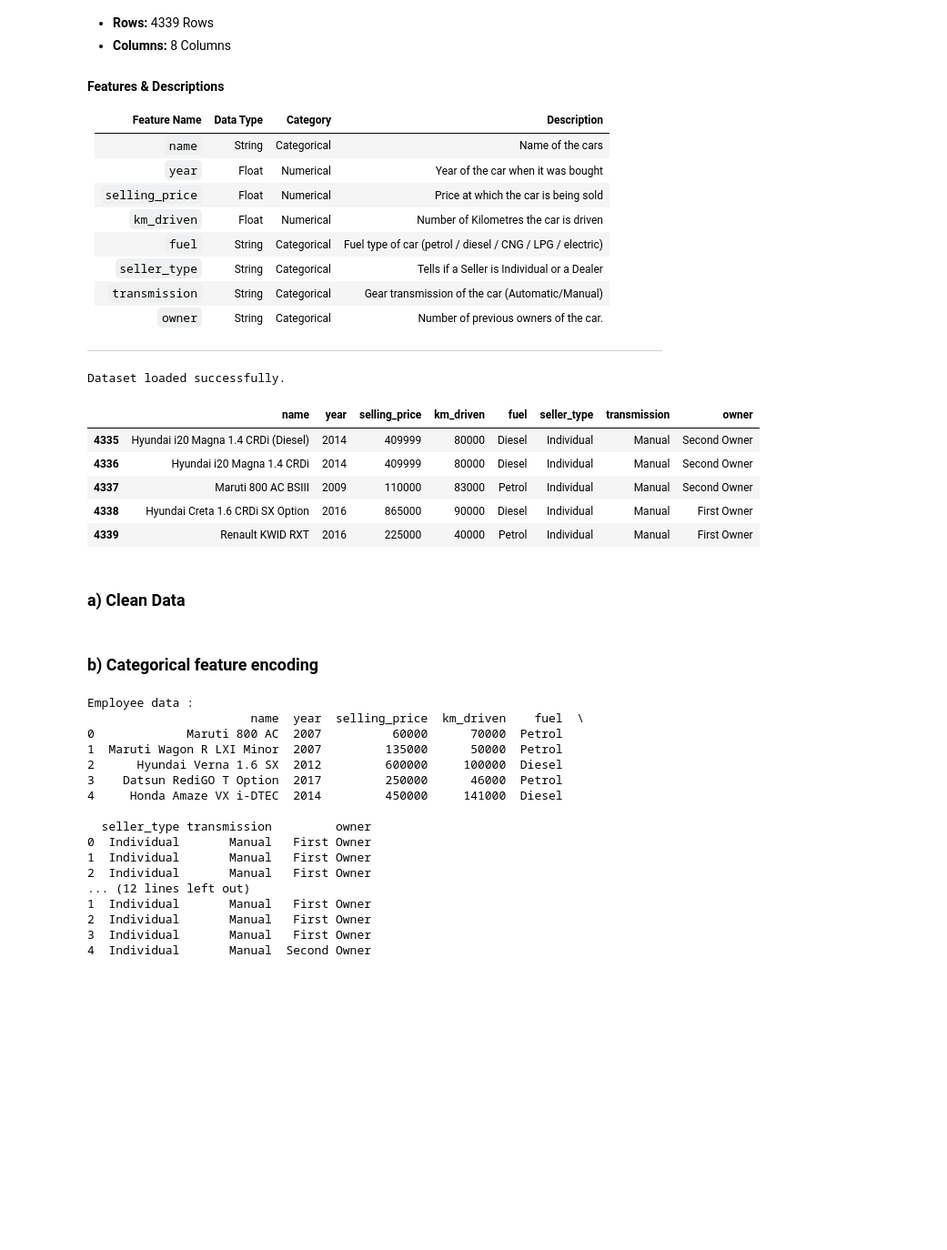
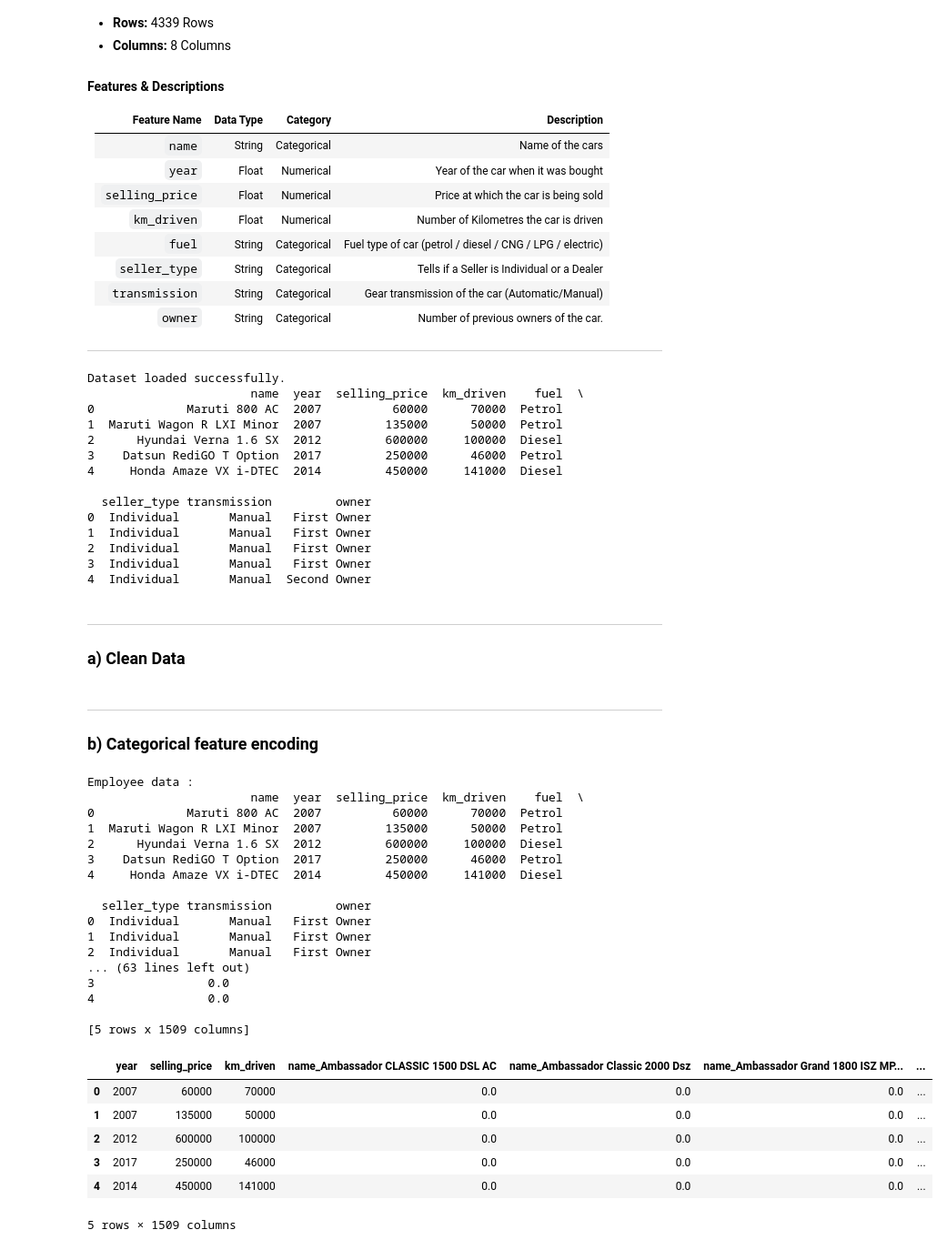
Before and after one commit to jutinwang/A3---CSI4142---GR48, a Jupyter notebook: G48-A3-p1.ipynb, the cells around one changed output. Shown at 91% size. Saved outputs shown, nothing was run; the diff lists cells and outputs as text; code cells hidden in the pictures; blank space fills up the shorter version.

```diff
--- a/G48-A3-p1.ipynb
+++ b/G48-A3-p1.ipynb
@@ -66,50 +70,71 @@ csv_path = "CAR.csv"
 carSet = pd.read_csv(csv_path)
 print("Dataset loaded successfully.")
 carSet.tail()
+
+print(carSet.head())
 # %% [output]
 Dataset loaded successfully.
+                       name  year  selling_price  km_driven    fuel  \
+0             Maruti 800 AC  2007          60000      70000  Petrol
+1  Maruti Wagon R LXI Minor  2007         135000      50000  Petrol
+2      Hyundai Verna 1.6 SX  2012         600000     100000  Diesel
+3    Datsun RediGO T Option  2017         250000      46000  Petrol
+4     Honda Amaze VX i-DTEC  2014         450000     141000  Diesel
+
+  seller_type transmission         owner
+0  Individual       Manual   First Owner
+1  Individual       Manual   First Owner
+2  Individual       Manual   First Owner
+3  Individual       Manual   First Owner
+4  Individual       Manual  Second Owner
-|  | name | year | selling_price | km_driven | fuel | seller_type | transmission | owner |
-| 4335 | Hyundai i20 Magna 1.4 CRDi (Diesel) | 2014 | 409999 | 80000 | Diesel | Individual | Manual | Second Owner |
-| 4336 | Hyundai i20 Magna 1.4 CRDi | 2014 | 409999 | 80000 | Diesel | Individual | Manual | Second Owner |
-| 4337 | Maruti 800 AC BSIII | 2009 | 110000 | 83000 | Petrol | Individual | Manual | Second Owner |
-| 4338 | Hyundai Creta 1.6 CRDi SX Option | 2016 | 865000 | 90000 | Diesel | Individual | Manual | First Owner |
-| 4339 | Renault KWID RXT | 2016 | 225000 | 40000 | Petrol | Individual | Manual | First Owner |
 # %% [markdown]
+---
 ### a) Clean Data
 # %%
 # TBD
 # %% [markdown]
+---
 ### b) Categorical feature encoding
 # %%
 print(f"Employee data : \n{carSet.head()}")
 
 categorical_columns = carSet.select_dtypes(include=['object']).columns.tolist()
 
 encoder = OneHotEncoder(sparse_output=False)
 
 one_hot_encoded = encoder.fit_transform(carSet[categorical_columns])
 
 one_hot_df = pd.DataFrame(one_hot_encoded, columns=encoder.get_feature_names_out(categorical_columns))
 
 df_encoded = pd.concat([carSet, one_hot_df], axis=1)
 
 df_encoded = df_encoded.drop(categorical_columns, axis=1)
 print(f"Encoded Employee data : \n{df_encoded.head()}")
+
+
+display(df_encoded.head())
 # %% [output]
 Employee data :
                        name  year  selling_price  km_driven    fuel  \
 0             Maruti 800 AC  2007          60000      70000  Petrol
 1  Maruti Wagon R LXI Minor  2007         135000      50000  Petrol
 2      Hyundai Verna 1.6 SX  2012         600000     100000  Diesel
 3    Datsun RediGO T Option  2017         250000      46000  Petrol
 4     Honda Amaze VX i-DTEC  2014         450000     141000  Diesel
 
   seller_type transmission         owner
 0  Individual       Manual   First Owner
 1  Individual       Manual   First Owner
 2  Individual       Manual   First Owner
-... (12 lines left out)
-1  Individual       Manual   First Owner
-2  Individual       Manual   First Owner
-3  Individual       Manual   First Owner
-4  Individual       Manual  Second Owner
+... (63 lines left out)
+3                0.0
+4                0.0
+
+[5 rows x 1509 columns]
+|  | year | selling_price | km_driven | name_Ambassador CLASSIC 1500 DSL AC | name_Ambassador Classic 2000 Dsz | name_Ambassador Grand 1800 ISZ MP... | ... |
+| 0 | 2007 | 60000 | 70000 | 0.0 | 0.0 | 0.0 | ... |
+| 1 | 2007 | 135000 | 50000 | 0.0 | 0.0 | 0.0 | ... |
+| 2 | 2012 | 600000 | 100000 | 0.0 | 0.0 | 0.0 | ... |
+| 3 | 2017 | 250000 | 46000 | 0.0 | 0.0 | 0.0 | ... |
+| 4 | 2014 | 450000 | 141000 | 0.0 | 0.0 | 0.0 | ... |
+5 rows × 1509 columns
```
Also changed, not shown: parts of 9 cells of this notebook.
